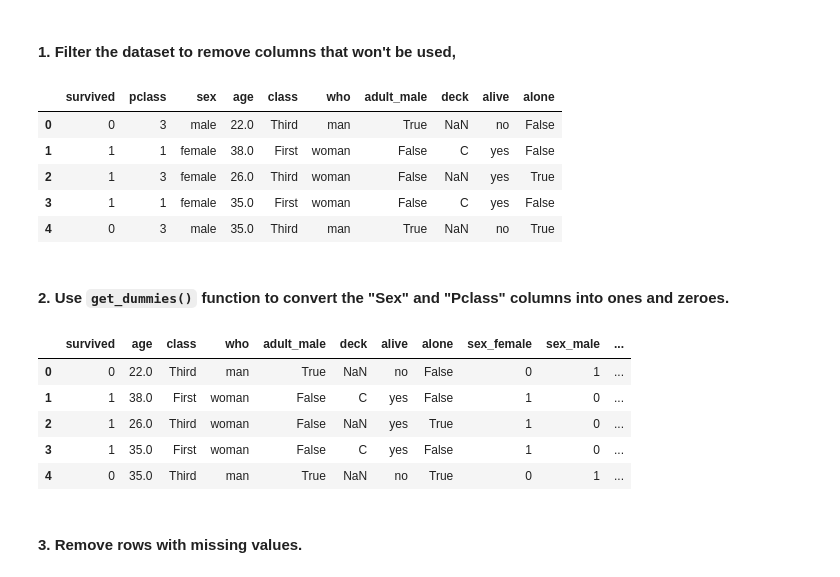
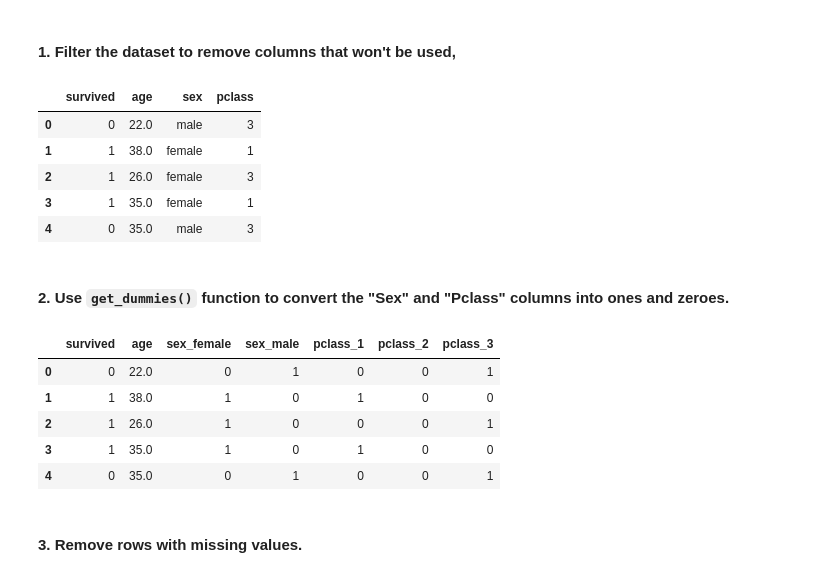
Before and after one commit to addriadrie/CCINSYSL_ASSIGNMENT_COM-DF211, a Jupyter notebook: exercise_5a.ipynb, the cells around one changed output. Cells and saved outputs as stored; diff of their text form; code cells hidden in the pictures.

```diff
--- a/exercise_5a.ipynb
+++ b/exercise_5a.ipynb
@@ -25,28 +25,28 @@ https://www.kaggle.com/competitions/titanic/data
 #### 1. Filter the dataset to remove columns that won't be used,
 # %%
 # put your answer here
-df = df.drop(columns =['sibsp', 'fare', 'embark_town', 'parch', 'embarked'])
+df = df[['survived', 'age', 'sex', 'pclass']]
 df.head()
 # %% [output]
-|  | survived | pclass | sex | age | class | who | adult_male | deck | alive | alone |
-| 0 | 0 | 3 | male | 22.0 | Third | man | True | NaN | no | False |
-| 1 | 1 | 1 | female | 38.0 | First | woman | False | C | yes | False |
-| 2 | 1 | 3 | female | 26.0 | Third | woman | False | NaN | yes | True |
-| 3 | 1 | 1 | female | 35.0 | First | woman | False | C | yes | False |
-| 4 | 0 | 3 | male | 35.0 | Third | man | True | NaN | no | True |
+|  | survived | age | sex | pclass |
+| 0 | 0 | 22.0 | male | 3 |
+| 1 | 1 | 38.0 | female | 1 |
+| 2 | 1 | 26.0 | female | 3 |
+| 3 | 1 | 35.0 | female | 1 |
+| 4 | 0 | 35.0 | male | 3 |
 # %% [markdown]
 #### 2. Use `get_dummies()` function to convert the "Sex" and "Pclass" columns into ones and zeroes.
 # %%
 # put your answer here
-df = pd.get_dummies(data=df, columns=['sex', 'pclass'])
+df = pd.get_dummies(df, columns=['sex', 'pclass'])
 df.head()
 # %% [output]
-|  | survived | age | class | who | adult_male | deck | alive | alone | sex_female | sex_male | ... |
-| 0 | 0 | 22.0 | Third | man | True | NaN | no | False | 0 | 1 | ... |
-| 1 | 1 | 38.0 | First | woman | False | C | yes | False | 1 | 0 | ... |
-| 2 | 1 | 26.0 | Third | woman | False | NaN | yes | True | 1 | 0 | ... |
-| 3 | 1 | 35.0 | First | woman | False | C | yes | False | 1 | 0 | ... |
-| 4 | 0 | 35.0 | Third | man | True | NaN | no | True | 0 | 1 | ... |
+|  | survived | age | sex_female | sex_male | pclass_1 | pclass_2 | pclass_3 |
+| 0 | 0 | 22.0 | 0 | 1 | 0 | 0 | 1 |
+| 1 | 1 | 38.0 | 1 | 0 | 1 | 0 | 0 |
+| 2 | 1 | 26.0 | 1 | 0 | 0 | 0 | 1 |
+| 3 | 1 | 35.0 | 1 | 0 | 1 | 0 | 0 |
+| 4 | 0 | 35.0 | 0 | 1 | 0 | 0 | 1 |
 # %% [markdown]
 #### 3. Remove rows with missing values.
 # %%
```
Also changed, not shown: parts of 9 cells of this notebook.
